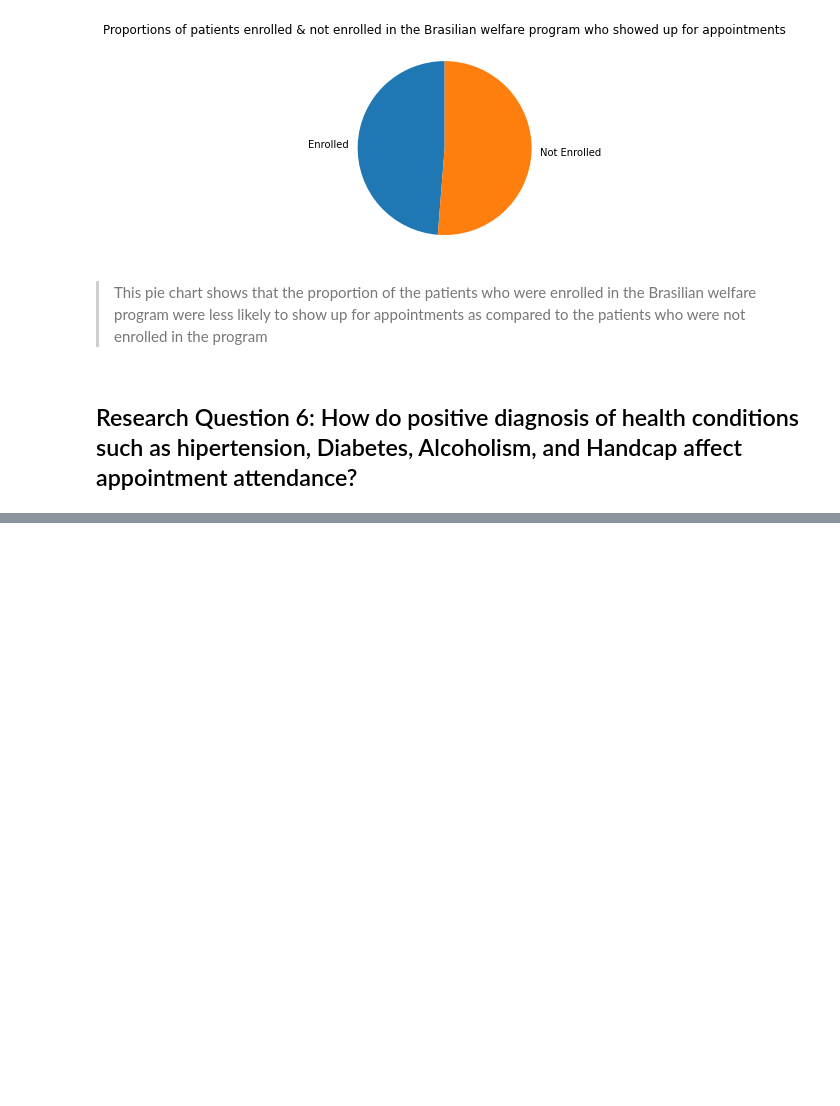
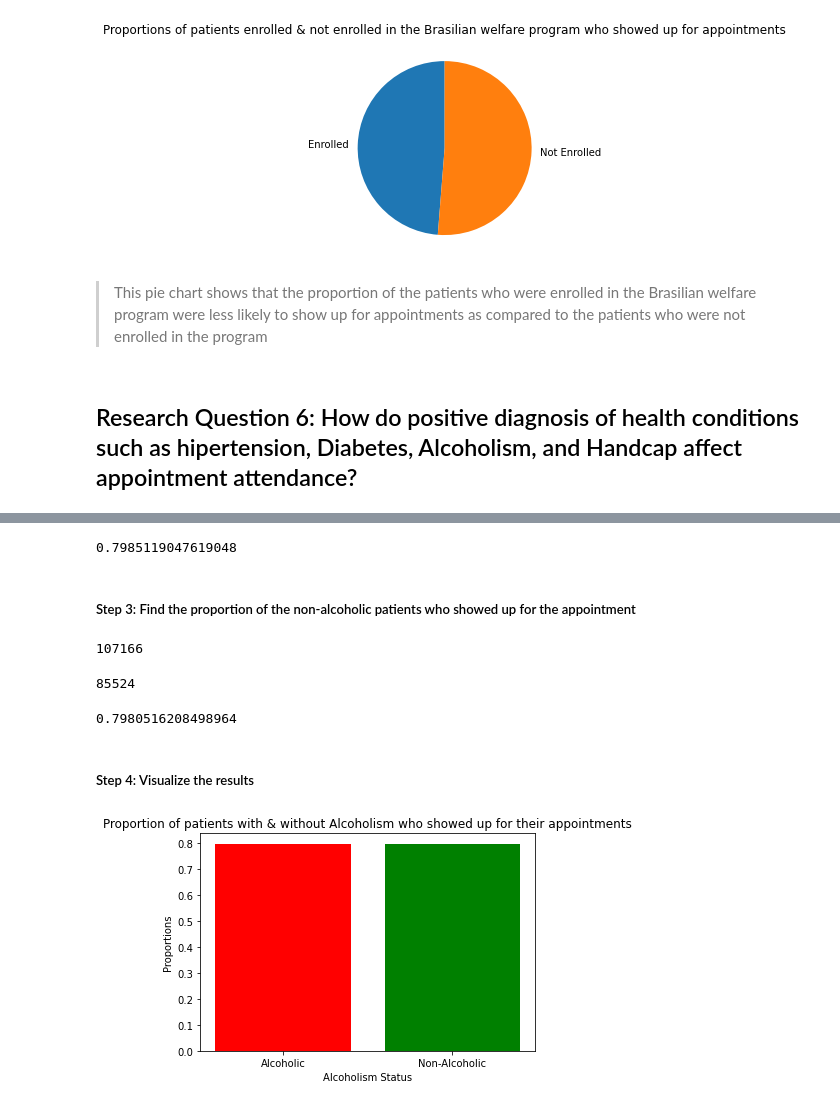
Before and after one commit to Kevson1/Doctor-s-Appointment-Case-Study, a Jupyter notebook: Appointments.ipynb, the cells around one changed output, grey strips where cells are left out. Drawn from its saved outputs; the diff is of its cells as text; code cells hidden in the pictures; blank space fills up the shorter version.

```diff
--- a/Appointments.ipynb
+++ b/Appointments.ipynb
@@ -729,0 +922,40 @@ plt.show();
+# %%
+# Proportion of diabetic patients who showed up for the appointments
+prop_alcoholic_show = proportion(tt_alcoholic, tt_alcoholic_show)
+prop_alcoholic_show
+# %% [output]
+0.7985119047619048
+# %% [markdown]
+##### Step 3: Find the proportion of the non-alcoholic patients who showed up for the appointment
+# %%
+# Total number of non alcoholic patients
+tt_n_alcoholic = n_alcoholic_df.AppointmentID.value_counts().sum()
+tt_n_alcoholic
+# %% [output]
+107166
+# %%
+# Number of diabetic non-alcoholic who showed up for the appointment
+n_alcoholic_show = n_alcoholic_df.query('No_show == "No"').value_counts().sum()
+n_alcoholic_show
+# %% [output]
+85524
+# %%
+# Proportion of non_diabetic patients who showed up for the appointments
+prop_n_alcoholic_show = proportion(tt_n_alcoholic, n_alcoholic_show)
+prop_n_alcoholic_show
+# %% [output]
+0.7980516208498964
+# %% [markdown]
+##### Step 4: Visualize the results
+# %%
+diabetes_status = ['Alcoholic', 'Non-Alcoholic']
+diabetes_proportions = [prop_alcoholic_show, prop_n_alcoholic_show]
+colors = ['Red', 'Green']
+plt.bar(diabetes_status, diabetes_proportions, color=colors)
+plt.title('Proportion of patients with & without Alcoholism who showed up for their appointments')
+plt.xlabel('Alcoholism Status')
+plt.ylabel('Proportions')
+
+plt.show();
+# %% [output]
+[figure, added]
```
Also changed, not shown: parts of 59 cells of this notebook.
